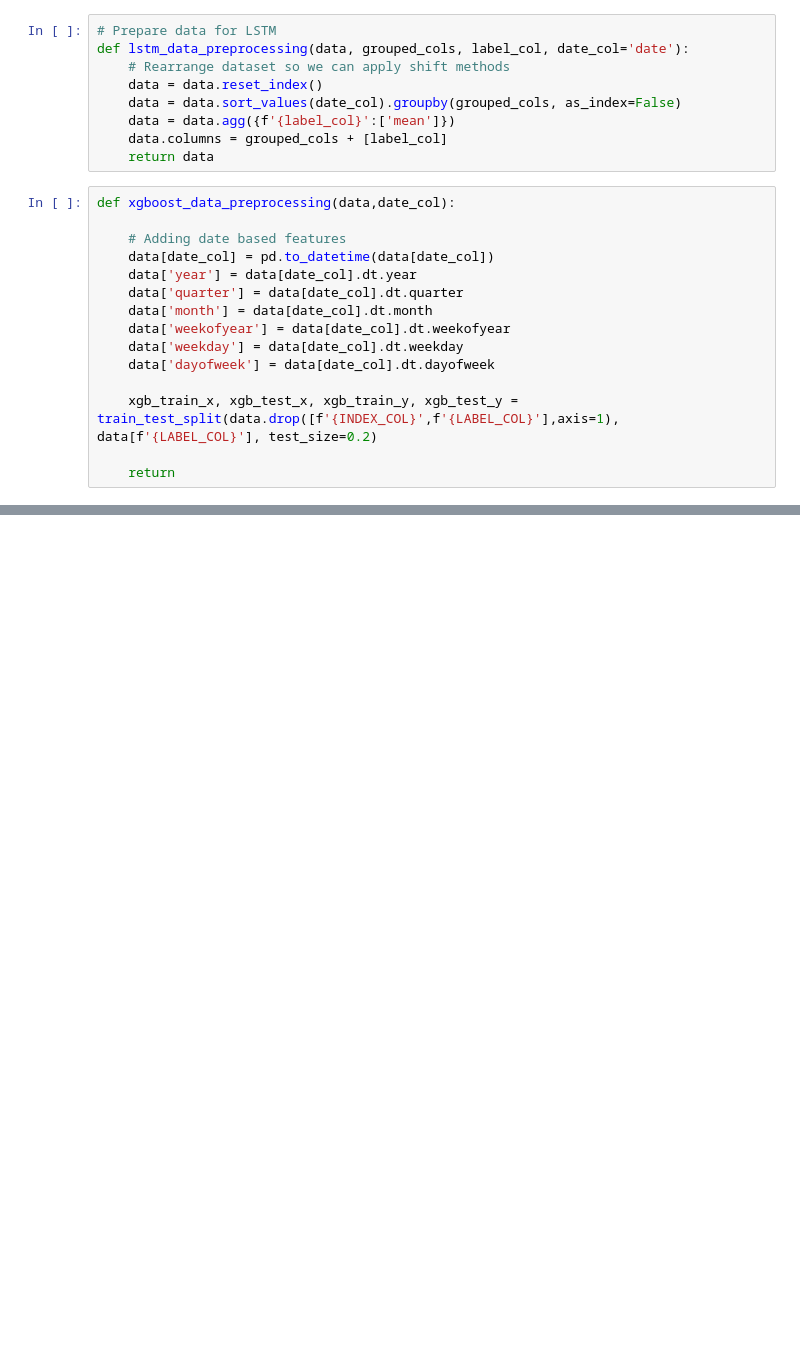
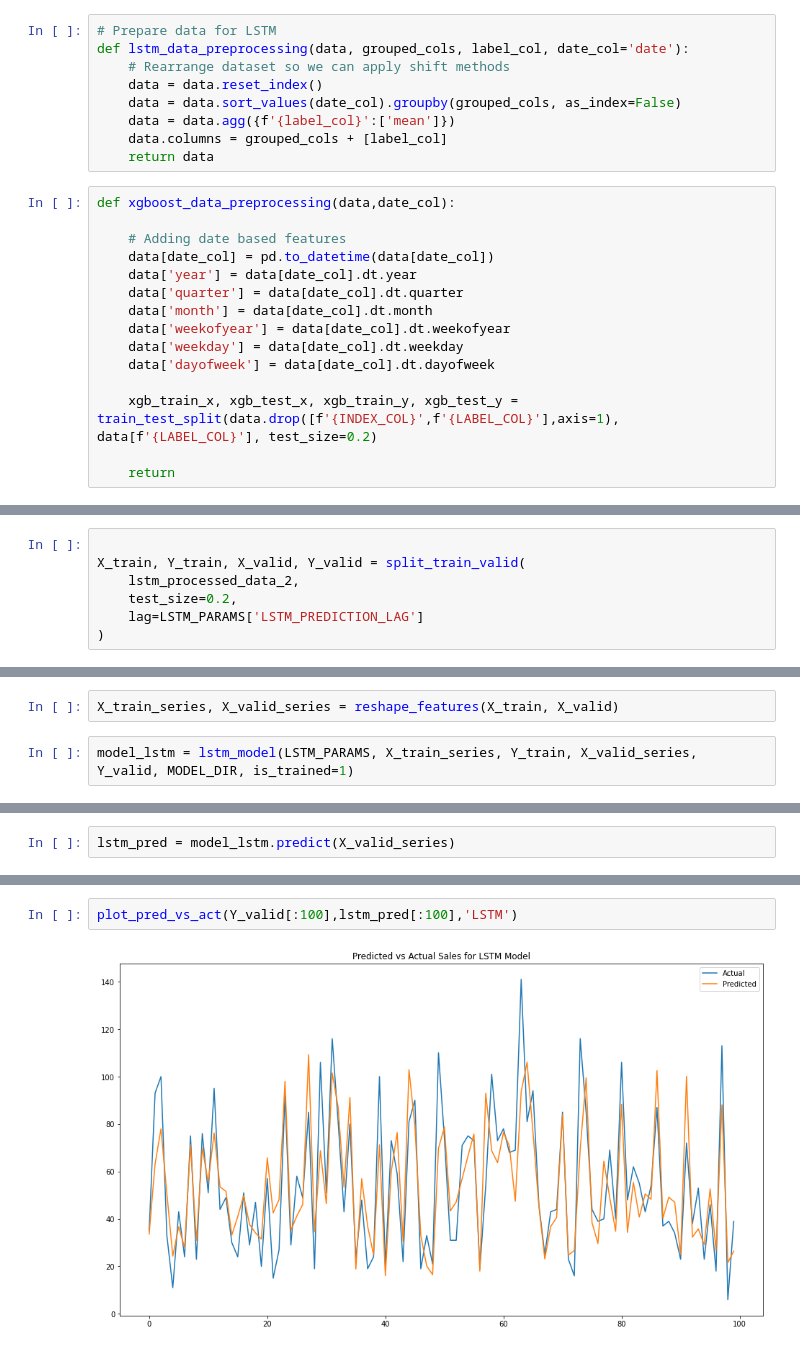
Before and after one commit to YashPS/forecasting_ensemble, a Jupyter notebook: notebooks/modularised.ipynb, the cells around one changed output, grey strips where cells are left out. Saved outputs shown, nothing was run; the diff lists cells and outputs as text; blank space fills up the shorter version.

```diff
--- a/notebooks/modularised.ipynb
+++ b/notebooks/modularised.ipynb
@@ -237,0 +307,7 @@ Validation set shape (359364, 30, 1)
+# %%
+
+X_train, Y_train, X_valid, Y_valid = split_train_valid(
+    lstm_processed_data_2,
+    test_size=0.2,
+    lag=LSTM_PARAMS['LSTM_PREDICTION_LAG']
+)
@@ -237,0 +319,4 @@ Validation set shape (359364, 30, 1)
+# %%
+X_train_series, X_valid_series = reshape_features(X_train, X_valid)
+# %%
+model_lstm = lstm_model(LSTM_PARAMS, X_train_series, Y_train, X_valid_series, Y_valid, MODEL_DIR, is_trained=1)
@@ -237,0 +325,2 @@ Validation set shape (359364, 30, 1)
+# %%
+lstm_pred = model_lstm.predict(X_valid_series)
@@ -237,0 +336,4 @@ Validation set shape (359364, 30, 1)
+# %%
+plot_pred_vs_act(Y_valid[:100],lstm_pred[:100],'LSTM')
+# %% [output]
+[figure, added]
```
Also changed, not shown: parts of 20 cells of this notebook, 1 other file.
